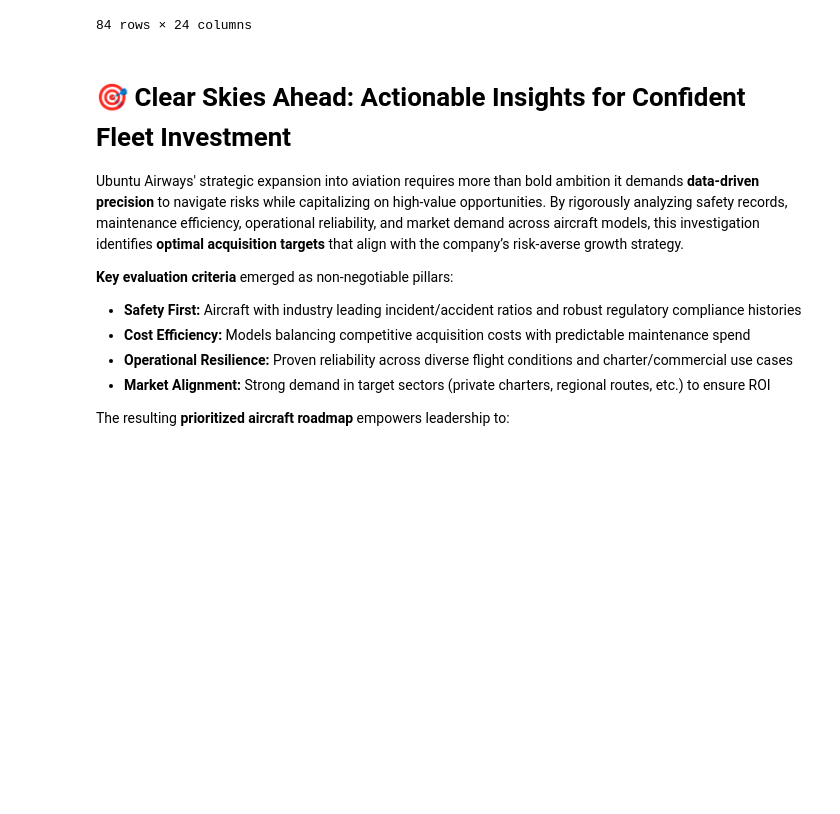
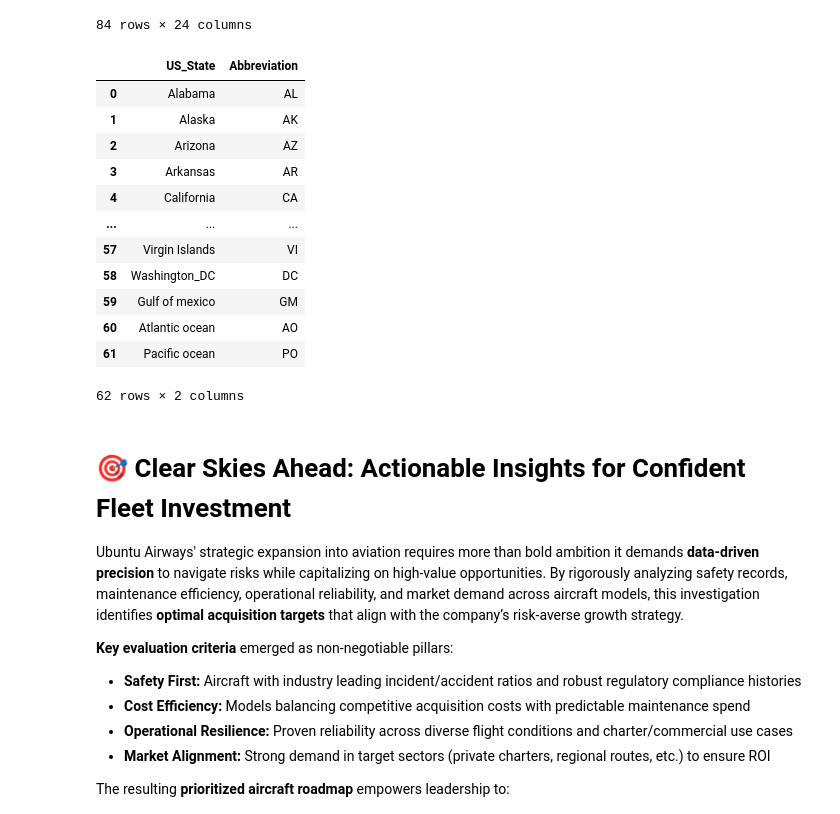
Before and after one commit to RWKarimi/Phase1_project, a Jupyter notebook: Notebook folder/Project_Notebook.ipynb, the cells around one changed output. Cells and saved outputs as stored; diff of their text form; code cells hidden in the pictures; blank space fills up the shorter version.

```diff
--- a/Notebook folder/Project_Notebook.ipynb
+++ b/Notebook folder/Project_Notebook.ipynb
@@ -452,6 +452,23 @@ aviation_2  # 🔍 Confirm successful load: Check column count (18), dtypes, and
 | 82 | C-GPIA | LAX08CA036 | 2007-12-07 | BATTLE MOUNTAIN, NV | United States | 40.600000 | -116.866667 | ... |
 | 83 | N925TT | SEA08FA042 | 2007-12-10 | Salmon, ID | United States | 45.113889 | -113.884722 | ... |
 84 rows × 24 columns
+# %%
+us_states = pd.read_csv('USState_Codes.csv')  # 🌍 Load US state data for geographic analysis
+us_states  # 🔍 Verify: Check state codes and names for mapping accuracy
+# %% [output]
+|  | US_State | Abbreviation |
+| 0 | Alabama | AL |
+| 1 | Alaska | AK |
+| 2 | Arizona | AZ |
+| 3 | Arkansas | AR |
+| 4 | California | CA |
+| ... | ... | ... |
+| 57 | Virgin Islands | VI |
+| 58 | Washington_DC | DC |
+| 59 | Gulf of mexico | GM |
+| 60 | Atlantic ocean | AO |
+| 61 | Pacific ocean | PO |
+62 rows × 2 columns
 # %% [markdown]
 # 🎯 Clear Skies Ahead: Actionable Insights for Confident Fleet Investment
 
```
Also changed, not shown: 2 other files.
